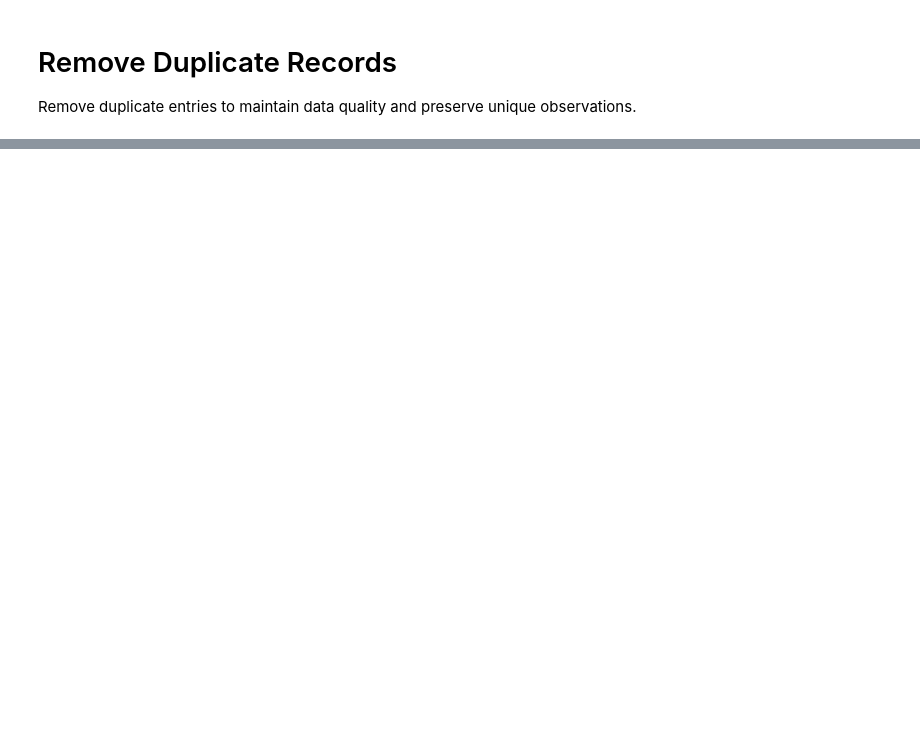
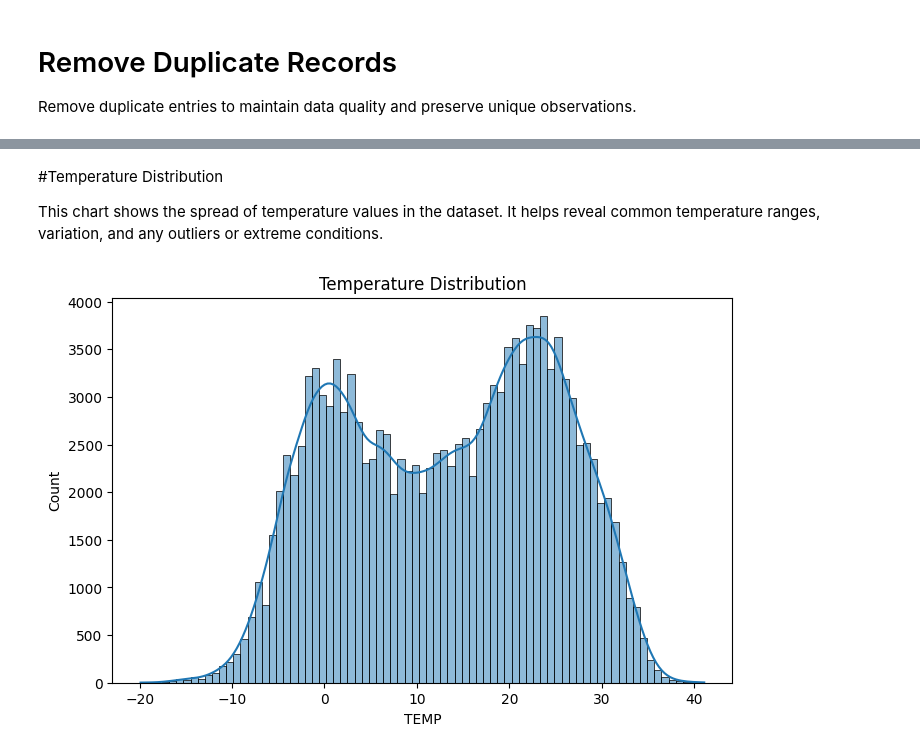
Before and after one commit to skyf-ux/Beijing-Air-Quality-App, a Jupyter notebook: Air_Quality_Analysis.ipynb, the cells around one changed output, grey strips where cells are left out. Saved outputs shown, nothing was run; the diff lists cells and outputs as text; code cells hidden in the pictures; blank space fills up the shorter version.

```diff
--- a/Air_Quality_Analysis.ipynb
+++ b/Air_Quality_Analysis.ipynb
@@ -194,0 +240,12 @@ data.drop_duplicates(inplace=True)
+# %% [markdown]
+#Temperature Distribution
+
+This chart shows the spread of temperature values in the dataset. It helps reveal common temperature ranges, variation, and any outliers or extreme conditions.
+# %%
+plt.figure(figsize=(8,5))
+sns.histplot(data["TEMP"], kde=True)
+
+plt.title("Temperature Distribution")
+plt.show()
+# %% [output]
+[figure, added]
```
Also changed, not shown: parts of 13 cells of this notebook.
